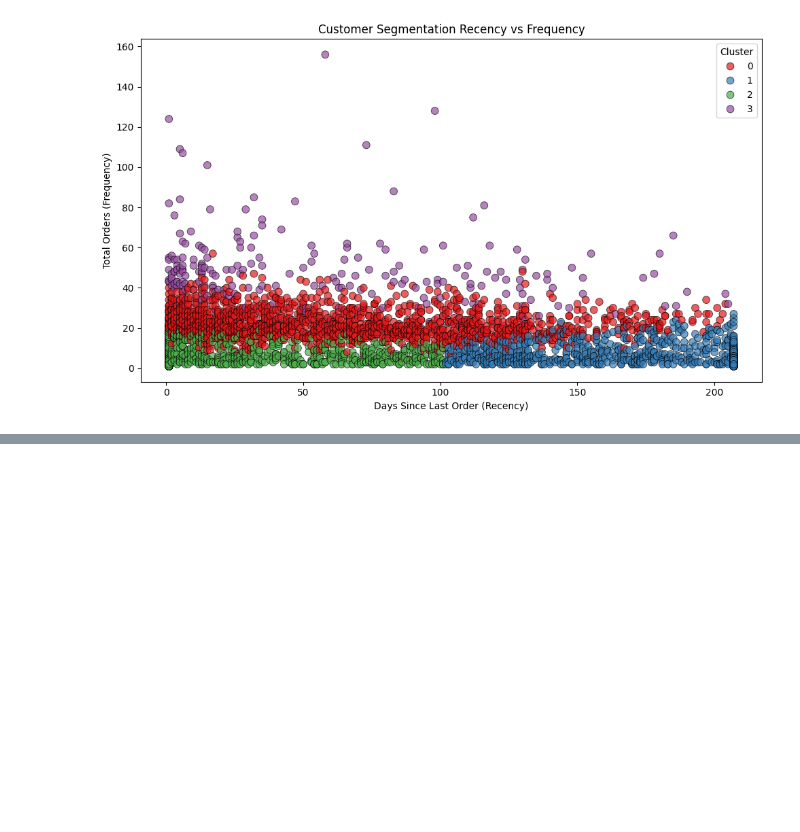
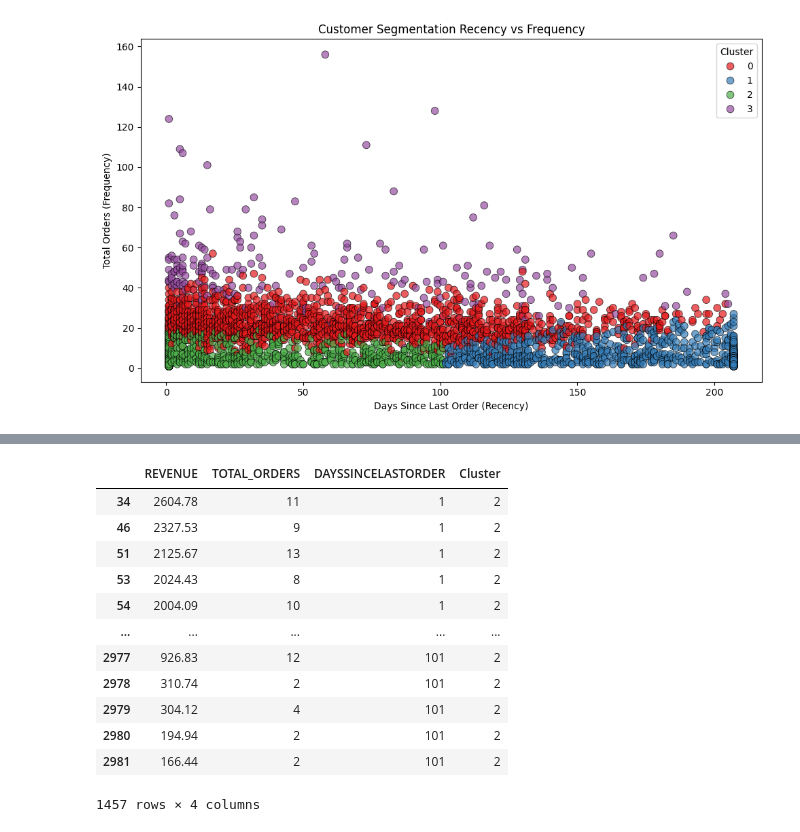
Before and after one commit to 0devesh0/codvo.ai, a Jupyter notebook: notebooks/eda.ipynb, the cells around one changed output, grey strips where cells are left out. Saved outputs shown, nothing was run; the diff lists cells and outputs as text; code cells hidden in the pictures; blank space fills up the shorter version.

```diff
--- a/notebooks/eda.ipynb
+++ b/notebooks/eda.ipynb
@@ -609,0 +644,17 @@ plt.show()
+# %%
+cluster_2 = rfm_df[rfm_df['Cluster'] == 2]
+cluster_2
+# %% [output]
+|  | REVENUE | TOTAL_ORDERS | DAYSSINCELASTORDER | Cluster |
+| 34 | 2604.78 | 11 | 1 | 2 |
+| 46 | 2327.53 | 9 | 1 | 2 |
+| 51 | 2125.67 | 13 | 1 | 2 |
+| 53 | 2024.43 | 8 | 1 | 2 |
+| 54 | 2004.09 | 10 | 1 | 2 |
+| ... | ... | ... | ... | ... |
+| 2977 | 926.83 | 12 | 101 | 2 |
+| 2978 | 310.74 | 2 | 101 | 2 |
+| 2979 | 304.12 | 4 | 101 | 2 |
+| 2980 | 194.94 | 2 | 101 | 2 |
+| 2981 | 166.44 | 2 | 101 | 2 |
+1457 rows × 4 columns
```
Also changed, not shown: parts of 3 cells of this notebook.
